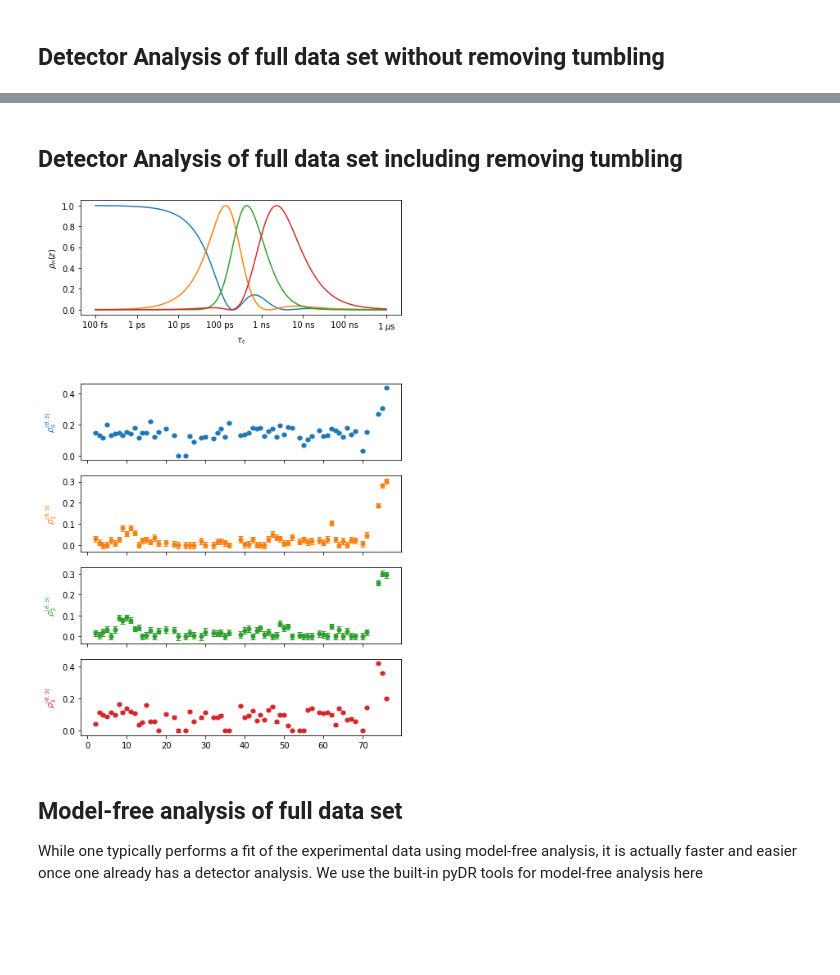
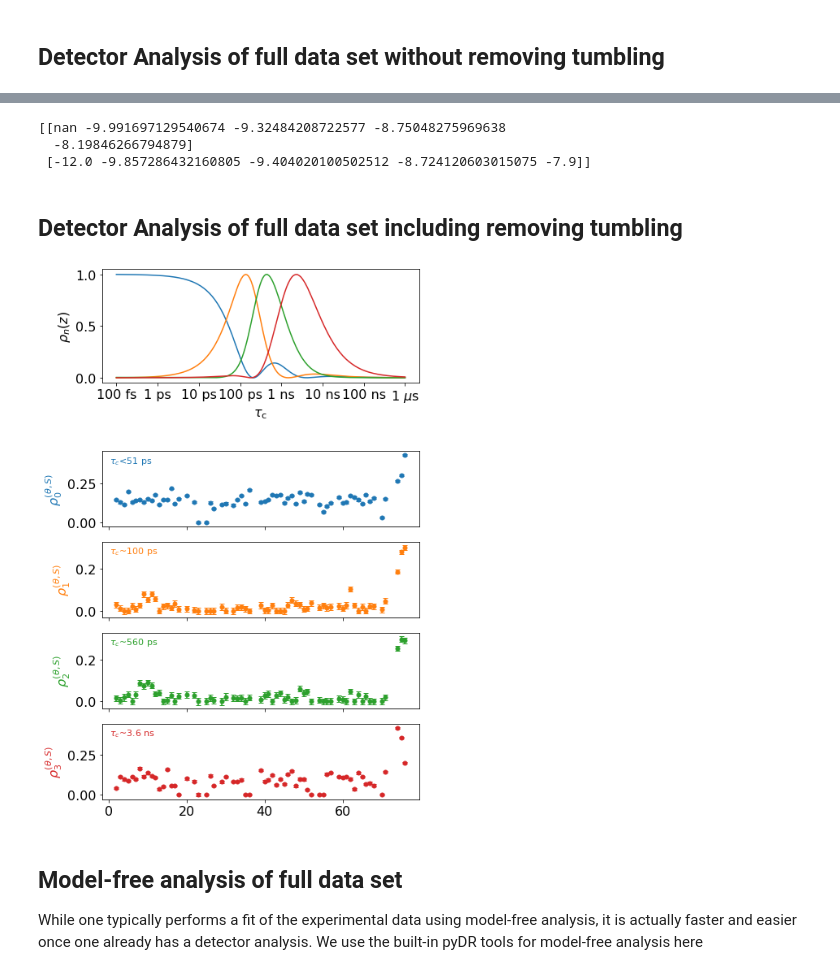
Before and after one commit to alsinmr/ConferenceExamples, a Jupyter notebook: Windischleuba2023/ComparingAnalyses.ipynb, the cells around one changed output, grey strips where cells are left out. Cells and saved outputs as stored; diff of their text form; code cells hidden in the pictures; blank space fills up the shorter version.

```diff
--- a/Windischleuba2023/ComparingAnalyses.ipynb
+++ b/Windischleuba2023/ComparingAnalyses.ipynb
@@ -43,6 +43,9 @@ import matplotlib.pyplot as plt
 from scipy.optimize import lsq_linear as lstsq
 
 pyDR.Defaults['zrange']=[-13,-6,200]
+
+import matplotlib
+matplotlib.rcParams.update({'font.size': 16})
 # %%
 #Load the data
 data=pyDR.IO.readNMR('ubi_soln.txt')
@@ -284,12 +310,13 @@ Warning: Assigned sensitivity object did not equal detector sensitivities. Re-de
 # %% [markdown]
 ## Detector Analysis of full data set without removing tumbling
 # %%
-data.sens=pyDR.Sens.NMR(info=data.sens.info)
+data.sens=pyDR.Sens.NMR(tc=np.logspace(-12,-7.9,200),info=data.sens.info)
 data.S2=np.zeros(data.R.shape[0])
 data.S2std=np.ones(data.R.shape[0])*.01
 data.detect.r_auto(4).inclS2()
 fit=data.fit()
 plt_obj=fit.plot(style='scatter')
 plt_obj.fig.set_size_inches([7,12])
-for a in plt_obj.ax:a.set_ylim([0,1])
+for a in plt_obj.ax[:-1]:a.set_ylim([0,1])
+plt_obj.show_tc()
 # %% [output]
@@ -297,13 +325,21 @@ for a in plt_obj.ax:a.set_ylim([0,1])
+# %%
+print(np.array([fit.sens.info['z0'],fit.sens.info['zmax']]))
+# %% [output]
+[[nan -9.991697129540674 -9.32484208722577 -8.75048275969638
+  -8.19846266794879]
+ [-12.0 -9.857286432160805 -9.404020100502512 -8.724120603015075 -7.9]]
 # %% [markdown]
 ## Detector Analysis of full data set including removing tumbling
 # %%
 zmax=[-14,*fit.info['zmax'][:-1]]
 data.sens=pyDR.Sens.SolnNMR(info=data.sens.info)
 data.detect.r_auto(4)
 fit=data.fit()
-fit.plot(style='scatter',errorbars=True).fig.set_size_inches([7,12])
+plt_obj=fit.plot(style='scatter',errorbars=True)
+plt_obj.fig.set_size_inches([7,12])
+plt_obj.show_tc()
 # %% [output]
-[figure, old version]
+[figure, new version]
 # %% [markdown]
 ## Model-free analysis of full data set
 While one typically performs a fit of the experimental data using model-free analysis, it is actually faster and easier once one already has a detector analysis. We use the built-in pyDR tools for model-free analysis here
```
Also changed, not shown: parts of 9 cells of this notebook, 3 other files.
